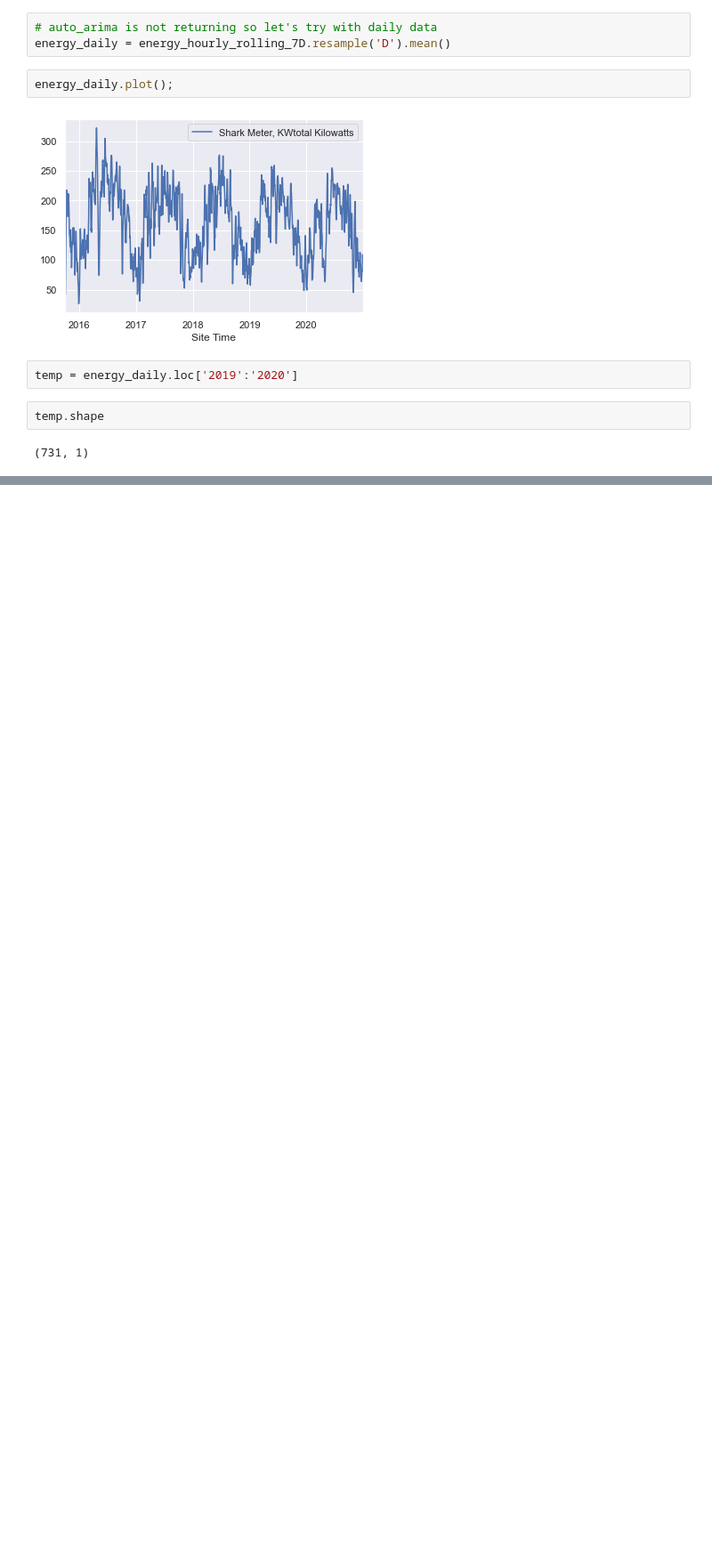
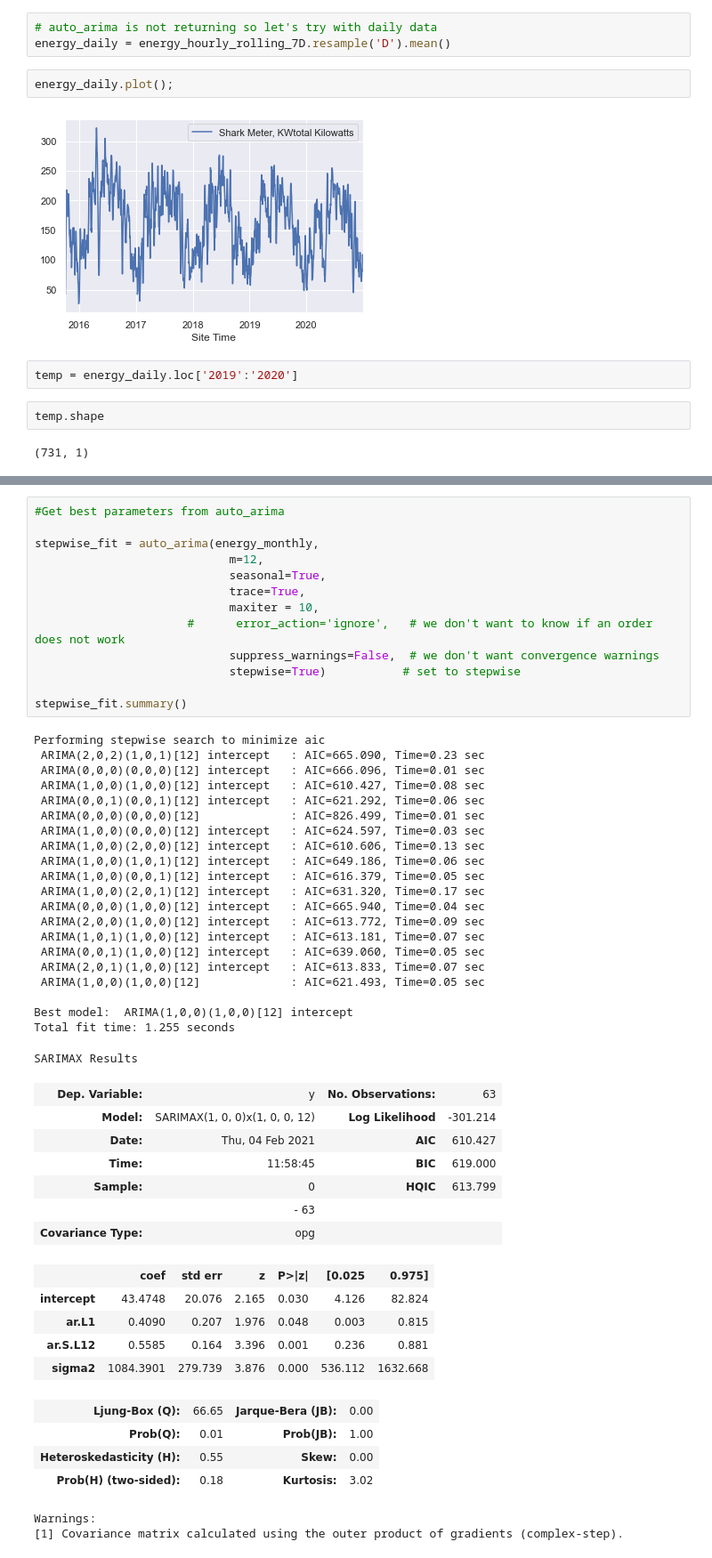
Before and after one commit to ruthcaswellsmith/Capstone---Solar-Energy, a Jupyter notebook: notebooks/Forecasting.ipynb, the cells around one changed output, grey strips where cells are left out. Shown at 89% size. Saved outputs shown, nothing was run; the diff lists cells and outputs as text; blank space fills up the shorter version.

```diff
--- a/notebooks/Forecasting.ipynb
+++ b/notebooks/Forecasting.ipynb
@@ -136,0 +149,53 @@ Performing stepwise search to minimize aic
+# %%
+#Get best parameters from auto_arima
+
+stepwise_fit = auto_arima(energy_monthly,
+                            m=12,
+                            seasonal=True,
+                            trace=True,
+                            maxiter = 10,
+                      #      error_action='ignore',   # we don't want to know if an order does not work
+                            suppress_warnings=False,  # we don't want convergence warnings
+                            stepwise=True)           # set to stepwise
+
+stepwise_fit.summary()
+# %% [output]
+Performing stepwise search to minimize aic
+ ARIMA(2,0,2)(1,0,1)[12] intercept   : AIC=665.090, Time=0.23 sec
+ ARIMA(0,0,0)(0,0,0)[12] intercept   : AIC=666.096, Time=0.01 sec
+ ARIMA(1,0,0)(1,0,0)[12] intercept   : AIC=610.427, Time=0.08 sec
+ ARIMA(0,0,1)(0,0,1)[12] intercept   : AIC=621.292, Time=0.06 sec
+ ARIMA(0,0,0)(0,0,0)[12]             : AIC=826.499, Time=0.01 sec
+ ARIMA(1,0,0)(0,0,0)[12] intercept   : AIC=624.597, Time=0.03 sec
+ ARIMA(1,0,0)(2,0,0)[12] intercept   : AIC=610.606, Time=0.13 sec
+ ARIMA(1,0,0)(1,0,1)[12] intercept   : AIC=649.186, Time=0.06 sec
+ ARIMA(1,0,0)(0,0,1)[12] intercept   : AIC=616.379, Time=0.05 sec
+ ARIMA(1,0,0)(2,0,1)[12] intercept   : AIC=631.320, Time=0.17 sec
+ ARIMA(0,0,0)(1,0,0)[12] intercept   : AIC=665.940, Time=0.04 sec
+ ARIMA(2,0,0)(1,0,0)[12] intercept   : AIC=613.772, Time=0.09 sec
+ ARIMA(1,0,1)(1,0,0)[12] intercept   : AIC=613.181, Time=0.07 sec
+ ARIMA(0,0,1)(1,0,0)[12] intercept   : AIC=639.060, Time=0.05 sec
+ ARIMA(2,0,1)(1,0,0)[12] intercept   : AIC=613.833, Time=0.07 sec
+ ARIMA(1,0,0)(1,0,0)[12]             : AIC=621.493, Time=0.05 sec
+
+Best model:  ARIMA(1,0,0)(1,0,0)[12] intercept
+Total fit time: 1.255 seconds
+SARIMAX Results
+| Dep. Variable: | y | No. Observations: | 63 |
+| Model: | SARIMAX(1, 0, 0)x(1, 0, 0, 12) | Log Likelihood | -301.214 |
+| Date: | Thu, 04 Feb 2021 | AIC | 610.427 |
+| Time: | 11:58:45 | BIC | 619.000 |
+| Sample: | 0 | HQIC | 613.799 |
+|  | - 63 |  |  |
+| Covariance Type: | opg |  |  |
+|  | coef | std err | z | P>|z| | [0.025 | 0.975] |
+| intercept | 43.4748 | 20.076 | 2.165 | 0.030 | 4.126 | 82.824 |
+| ar.L1 | 0.4090 | 0.207 | 1.976 | 0.048 | 0.003 | 0.815 |
+| ar.S.L12 | 0.5585 | 0.164 | 3.396 | 0.001 | 0.236 | 0.881 |
+| sigma2 | 1084.3901 | 279.739 | 3.876 | 0.000 | 536.112 | 1632.668 |
+| Ljung-Box (Q): | 66.65 | Jarque-Bera (JB): | 0.00 |
+| Prob(Q): | 0.01 | Prob(JB): | 1.00 |
+| Heteroskedasticity (H): | 0.55 | Skew: | 0.00 |
+| Prob(H) (two-sided): | 0.18 | Kurtosis: | 3.02 |
+Warnings:
+[1] Covariance matrix calculated using the outer product of gradients (complex-step).
```
Also changed, not shown: parts of 8 cells of this notebook.
